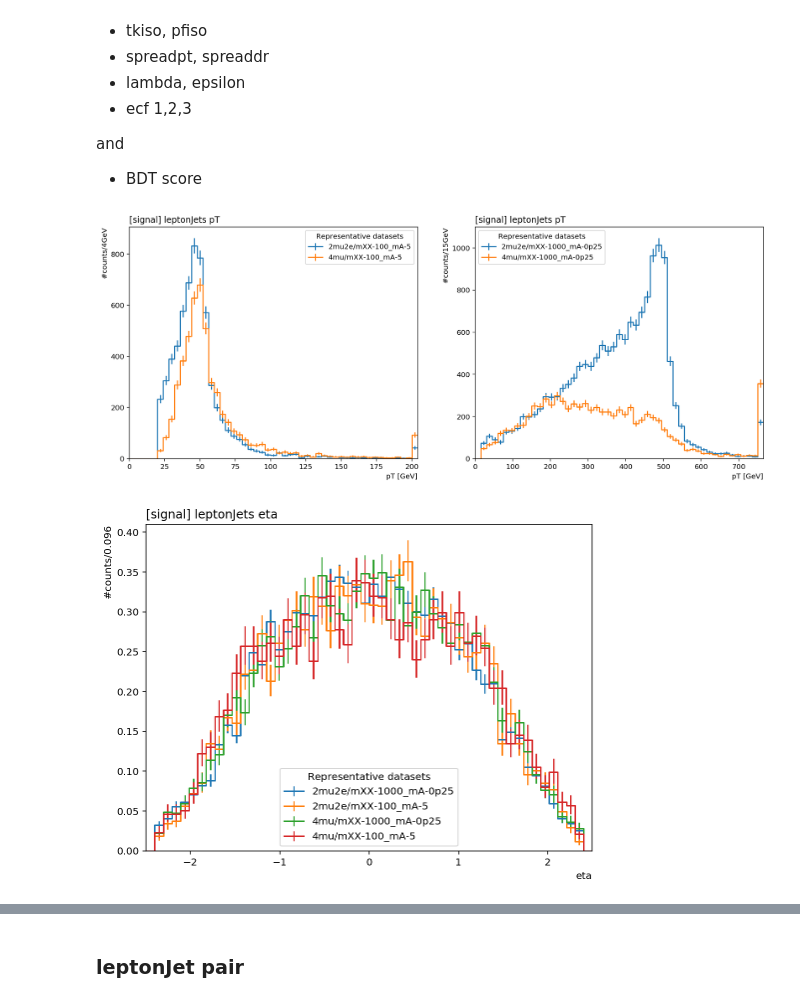
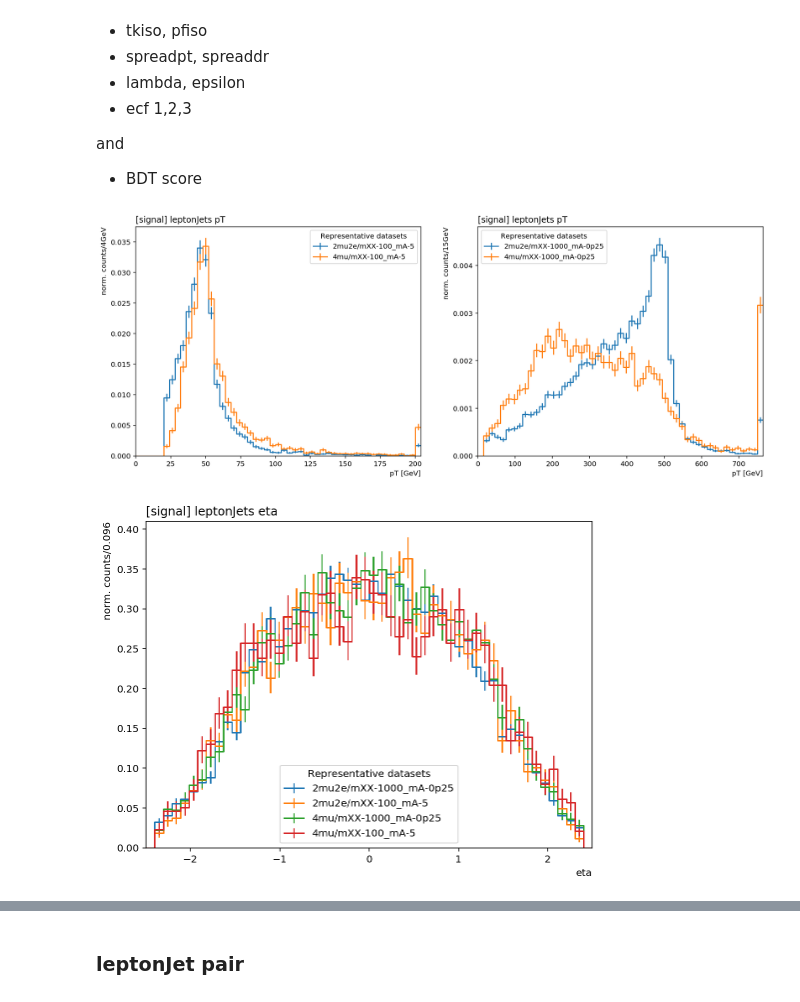
Before and after one commit to pietro14/FireHydrant, a Jupyter notebook: Notebooks/MC/Signal/variables_representativeparams.ipynb, the cells around one changed output, grey strips where cells are left out. Drawn from its saved outputs; the diff is of its cells as text; code cells hidden in the pictures.

```diff
--- a/Notebooks/MC/Signal/variables_representativeparams.ipynb
+++ b/Notebooks/MC/Signal/variables_representativeparams.ipynb
@@ -43,7 +43,7 @@ and
 class LeptonJetsProcessor(processor.ProcessorABC):
     def __init__(self):
         dataset_axis = hist.Cat('dataset', 'Representative datasets')
-        pt0_axis      = hist.Bin("pt", "pT [GeV]", 50, 0, 200)  # small range
+        pt0_axis      = hist.Bin("pt", "pT [GeV]", 50, 0, 200) # small range
         pt1_axis      = hist.Bin("pt", "pT [GeV]", 50, 0, 750) # large range
 
         eta_axis      = hist.Bin("eta", 'eta', 50, -2.4, 2.4)
@@ -62,23 +62,23 @@ class LeptonJetsProcessor(processor.ProcessorABC):
         mva_axis      = hist.Bin('mva', 'BDT value', 50, -10, 10)
 
         self._accumulator = processor.dict_accumulator({
-            'pt0': hist.Hist("#counts/4GeV", dataset_axis, pt0_axis),
-            'pt1': hist.Hist("#counts/15GeV", dataset_axis, pt1_axis),
+            'pt0': hist.Hist("norm. counts/4GeV", dataset_axis, pt0_axis),
+            'pt1': hist.Hist("norm. counts/15GeV", dataset_axis, pt1_axis),
 
-            "eta": hist.Hist("#counts/0.096", dataset_axis, eta_axis),
-            "nef": hist.Hist("#counts/0.02", dataset_axis, nef_axis),
-            "maxd0": hist.Hist("#counts/0.01cm", dataset_axis, maxd0_axis),
-            "mind0": hist.Hist("#counts/0.01cm", dataset_axis, mind0_axis),
-            "tkiso": hist.Hist("#counts/0.02", dataset_axis, tkiso_axis),
-            "pfiso": hist.Hist("#counts/0.02", dataset_axis, pfiso_axis),
-            "spreadpt": hist.Hist("#counts/0.02", dataset_axis, spreadpt_axis),
-            "spreaddr": hist.Hist("#counts/0.002", dataset_axis, spreaddr_axis),
-            "lamb": hist.Hist("#counts/0.16", dataset_axis, lambda_axis),
-            "epsi": hist.Hist("#counts/0.005", dataset_axis, epsilon_axis),
-            "ecfe1": hist.Hist("#counts/4", dataset_axis, ecfe1_axis),
-            "ecfe2": hist.Hist("#counts/10", dataset_axis, ecfe2_axis),
-            "ecfe3": hist.Hist("#counts/6", dataset_axis, ecfe3_axis),
-            "mva": hist.Hist("#counts/0.4", dataset_axis, mva_axis),
+            "eta": hist.Hist("norm. counts/0.096", dataset_axis, eta_axis),
+            "nef": hist.Hist("norm. counts/0.02", dataset_axis, nef_axis),
+            "maxd0": hist.Hist("norm. counts/0.01cm", dataset_axis, maxd0_axis),
+            "mind0": hist.Hist("norm. counts/0.01cm", dataset_axis, mind0_axis),
+            "tkiso": hist.Hist("norm. counts/0.02", dataset_axis, tkiso_axis),
+            "pfiso": hist.Hist("norm. counts/0.02", dataset_axis, pfiso_axis),
+            "spreadpt": hist.Hist("norm. counts/0.02", dataset_axis, spreadpt_axis),
+            "spreaddr": hist.Hist("norm. counts/0.002", dataset_axis, spreaddr_axis),
+            "lamb": hist.Hist("norm. counts/0.16", dataset_axis, lambda_axis),
+            "epsi": hist.Hist("norm. counts/0.005", dataset_axis, epsilon_axis),
+            "ecfe1": hist.Hist("norm. counts/4", dataset_axis, ecfe1_axis),
+            "ecfe2": hist.Hist("norm. counts/10", dataset_axis, ecfe2_axis),
+            "ecfe3": hist.Hist("norm. counts/6", dataset_axis, ecfe3_axis),
+            "mva": hist.Hist("norm. counts/0.4", dataset_axis, mva_axis),
         })
 
     @property
@@ -159,17 +159,17 @@ output = processor.run_uproot_job(dataset,
                                  )
 # %%
 fig, axes = plt.subplots(1,2,figsize=(16,6))
-fig,ax,_ = hist.plot1d(output['pt0']['*/mXX-100_mA-5'], overlay='dataset', ax=axes[0], overflow='over')
-fig,ax,_ = hist.plot1d(output['pt1']['*/mXX-1000_mA-0p25'], overlay='dataset', ax=axes[1], overflow='over')
+fig,ax,_ = hist.plot1d(output['pt0']['*/mXX-100_mA-5'], overlay='dataset', ax=axes[0], density=True, overflow='over')
+fig,ax,_ = hist.plot1d(output['pt1']['*/mXX-1000_mA-0p25'], overlay='dataset', ax=axes[1], density=True, overflow='over')
 
 
 for ax in axes:
 #     ax.set_yscale('log')
     ax.set_title('[signal] leptonJets pT', x=0.0, ha="left")
     ax.set_xlabel(ax.get_xlabel(), x=1.0, ha="right")
     ax.set_ylabel(ax.get_ylabel(), y=1.0, ha="right");
 # %% [output]
-[figure, old version]
+[figure, new version]
 # %%
 fig, ax = plt.subplots(figsize=(8,6))
 fig,ax,_ = hist.plot1d(output['eta'], overlay='dataset', ax=ax, density=True, overflow='all')
@@ -179,7 +179,7 @@ ax.set_title('[signal] leptonJets eta', x=0.0, ha="left")
 ax.set_xlabel(ax.get_xlabel(), x=1.0, ha="right")
 ax.set_ylabel(ax.get_ylabel(), y=1.0, ha="right");
 # %% [output]
-[figure, old version]
+[figure, new version]
 # %%
 fig, ax = plt.subplots(figsize=(8,6))
 fig,ax,_ = hist.plot1d(output['nef'], overlay='dataset', ax=ax, density=True, overflow='over')
```
Also changed, not shown: parts of 17 cells of this notebook, 2 other files.
